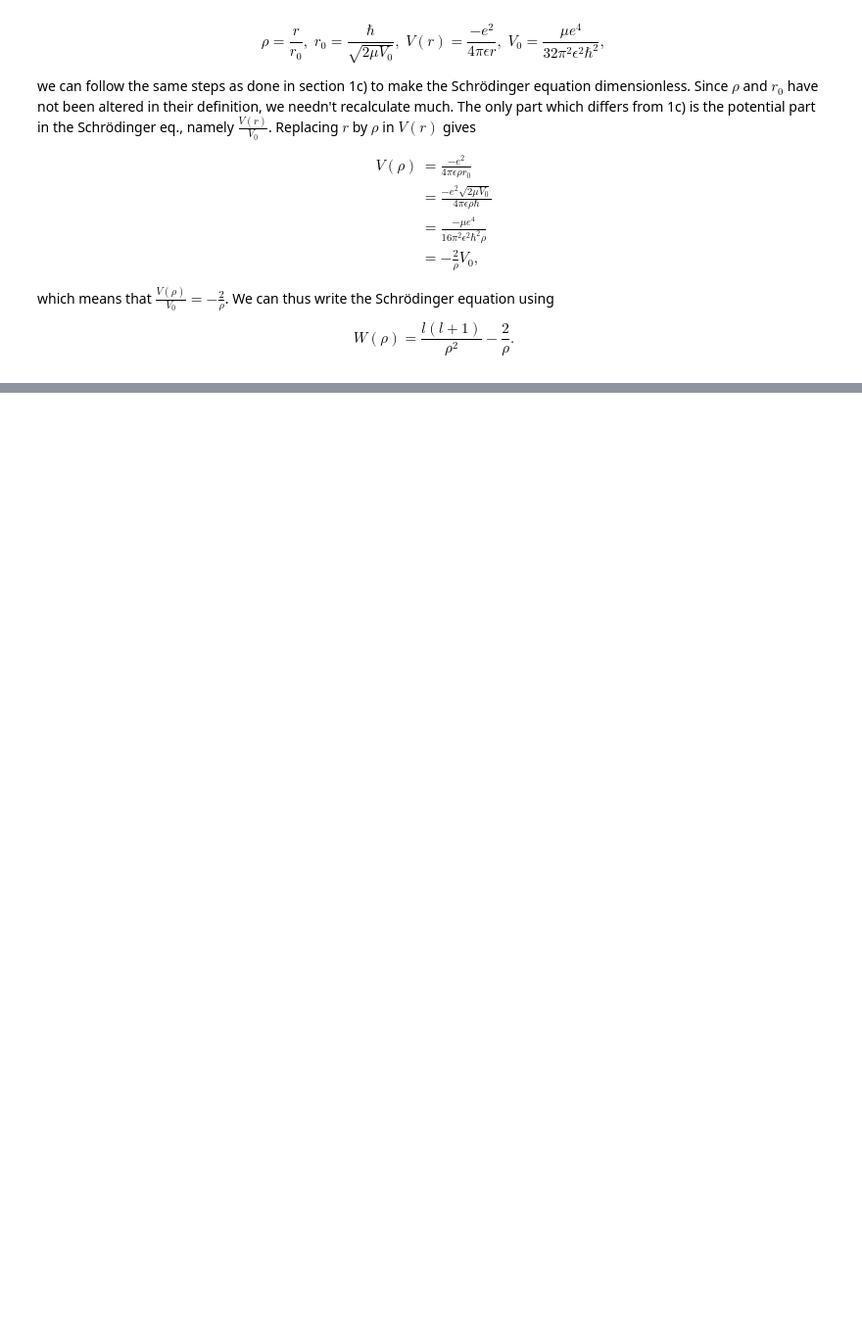
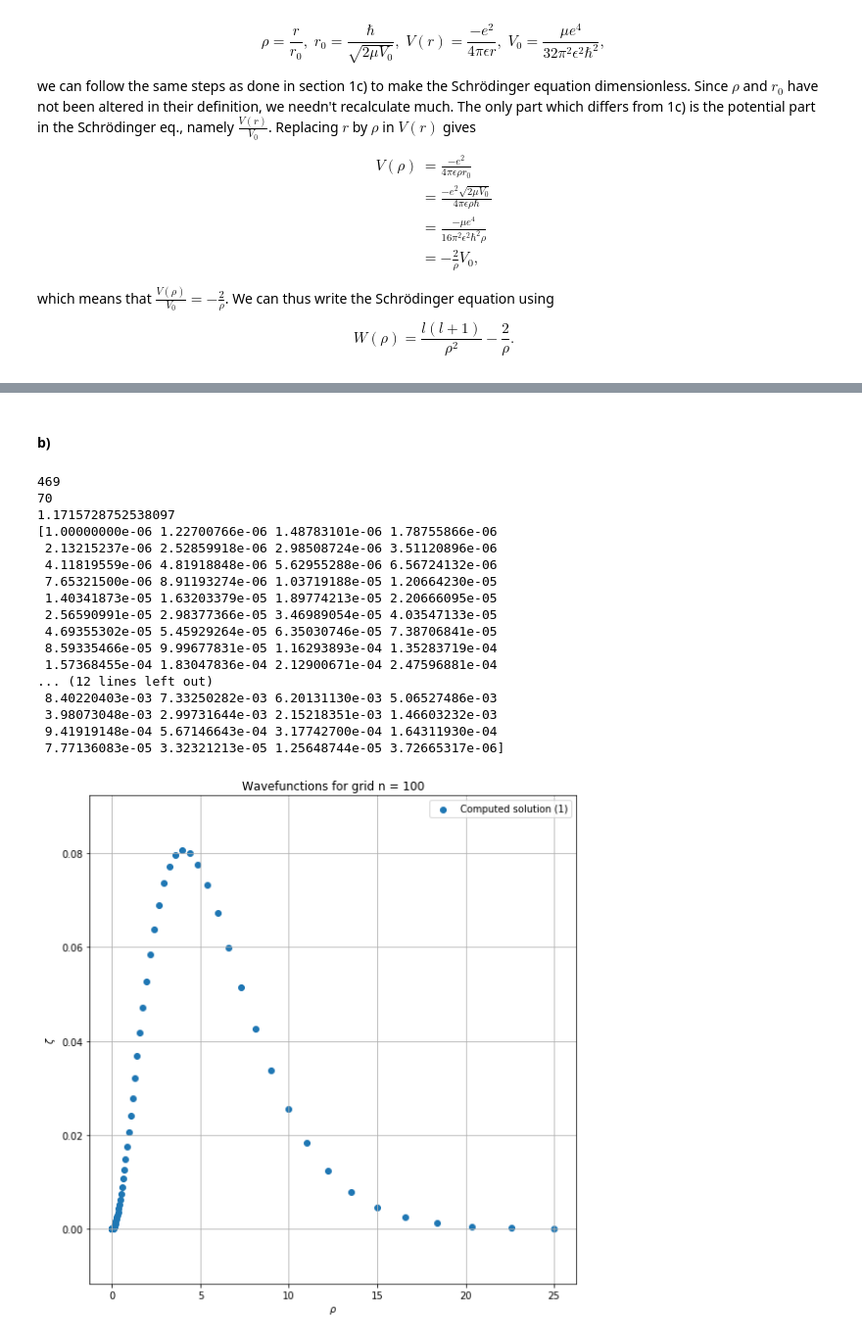
Before and after one commit to KevoSoftworks/computational_physics, a Jupyter notebook: 1_excitons/excitons.ipynb, the cells around one changed output, grey strips where cells are left out. Shown at 98% size. Cells and saved outputs as stored; diff of their text form; code cells hidden in the pictures; blank space fills up the shorter version.

Commit message:
Add logarithmic grid

```diff
--- a/1_excitons/excitons.ipynb
+++ b/1_excitons/excitons.ipynb
@@ -367,3 +458,37 @@ plot(grid, None, solver.wf)
 | 6 | -0.2496124331 | 0.0000124103 |
 | 7 | -0.2499956487 | 0.0000001395 |
 [figure]
+# %% [markdown]
+#### b)
+# %%
+print(solver.wf._otpIndex(-0.25))
+
+grid = Grid(100, start=np.log(0.001), end=np.log(25), type=GridType.LOG)
+pot = CoulombPotentialLog()
+wf = WaveFunction(grid, pot, l=1)
+
+print(wf._otpIndex(-0.25))
+print(pot.outerTurningPoint(-0.25, l=1))
+
+wf.propagate(-0.25, numerov=True)
+
+plot(np.exp(grid), None, wf * np.sqrt(np.exp(grid) + grid.t1), scatter=True)
+# %% [output]
+469
+70
+1.1715728752538097
+[1.00000000e-06 1.22700766e-06 1.48783101e-06 1.78755866e-06
+ 2.13215237e-06 2.52859918e-06 2.98508724e-06 3.51120896e-06
+ 4.11819559e-06 4.81918848e-06 5.62955288e-06 6.56724132e-06
+ 7.65321500e-06 8.91193274e-06 1.03719188e-05 1.20664230e-05
+ 1.40341873e-05 1.63203379e-05 1.89774213e-05 2.20666095e-05
+ 2.56590991e-05 2.98377366e-05 3.46989054e-05 4.03547133e-05
+ 4.69355302e-05 5.45929264e-05 6.35030746e-05 7.38706841e-05
+ 8.59335466e-05 9.99677831e-05 1.16293893e-04 1.35283719e-04
+ 1.57368455e-04 1.83047836e-04 2.12900671e-04 2.47596881e-04
+... (12 lines left out)
+ 8.40220403e-03 7.33250282e-03 6.20131130e-03 5.06527486e-03
+ 3.98073048e-03 2.99731644e-03 2.15218351e-03 1.46603232e-03
+ 9.41919148e-04 5.67146643e-04 3.17742700e-04 1.64311930e-04
+ 7.77136083e-05 3.32321213e-05 1.25648744e-05 3.72665317e-06]
+[figure, added]
```
Also changed, not shown: parts of 6 cells of this notebook, 1 other file.
